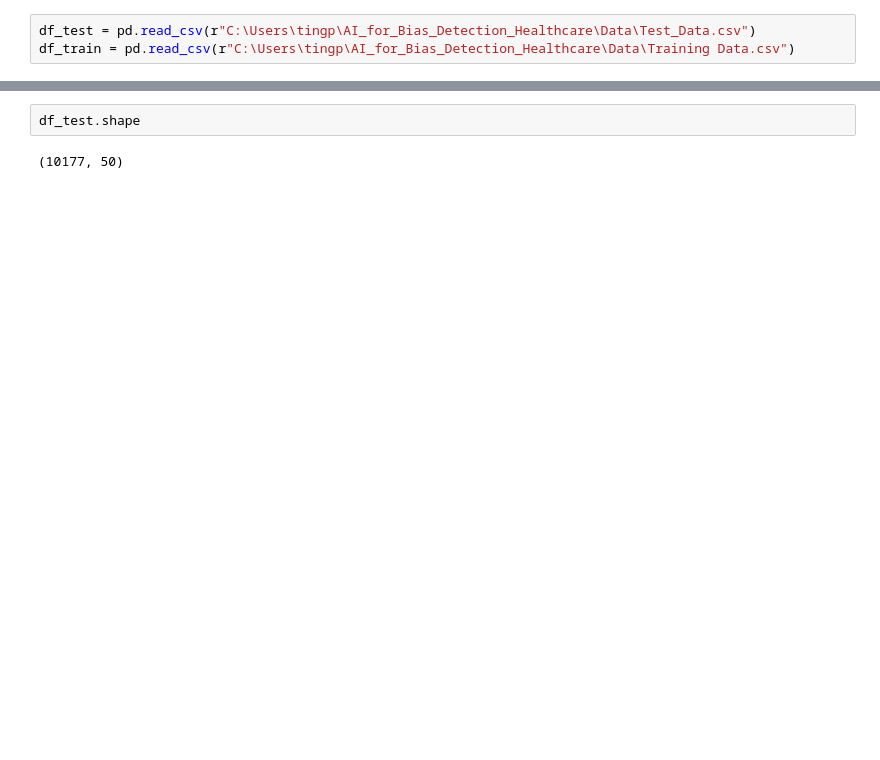
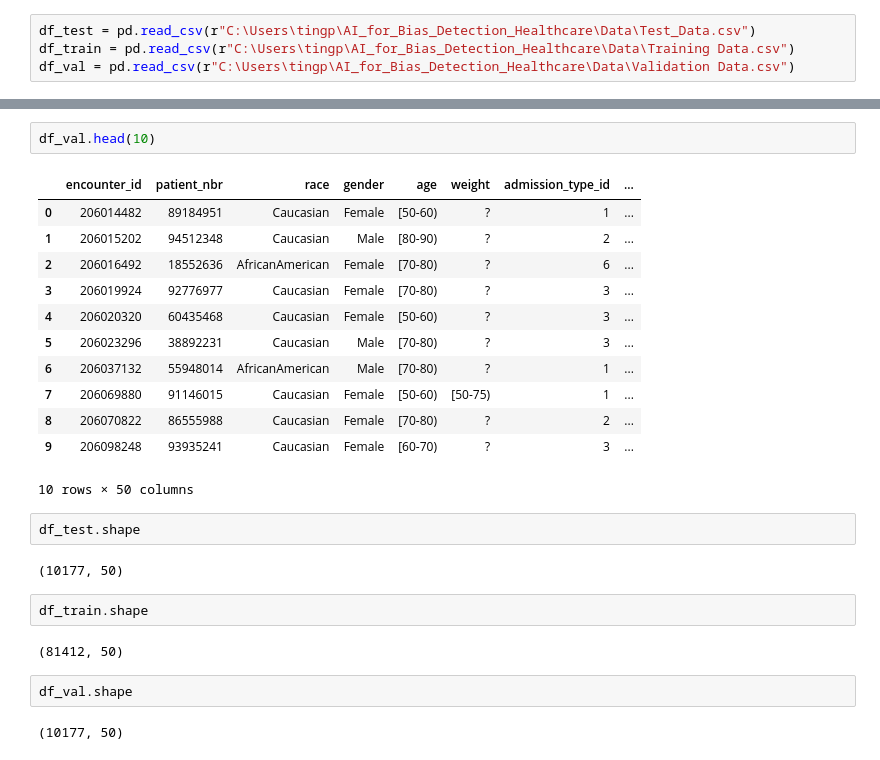
Before and after one commit to pting302/AI_for_Bias_Detection_Healthcare, a Jupyter notebook: Models/Network_Model.ipynb, the cells around one changed output, grey strips where cells are left out. Cells and saved outputs as stored; diff of their text form; blank space fills up the shorter version.

```diff
--- a/Models/Network_Model.ipynb
+++ b/Models/Network_Model.ipynb
@@ -6,4 +7,5 @@ import seaborn as sns
 # %%
 df_test = pd.read_csv(r"C:\Users\tingp\AI_for_Bias_Detection_Healthcare\Data\Test_Data.csv")
 df_train = pd.read_csv(r"C:\Users\tingp\AI_for_Bias_Detection_Healthcare\Data\Training Data.csv")
+df_val = pd.read_csv(r"C:\Users\tingp\AI_for_Bias_Detection_Healthcare\Data\Validation Data.csv")
 # %%
@@ -24,5 +47,28 @@ df_test.head(10)
+# %%
+df_val.head(10)
+# %% [output]
+|  | encounter_id | patient_nbr | race | gender | age | weight | admission_type_id | ... |
+| 0 | 206014482 | 89184951 | Caucasian | Female | [50-60) | ? | 1 | ... |
+| 1 | 206015202 | 94512348 | Caucasian | Male | [80-90) | ? | 2 | ... |
+| 2 | 206016492 | 18552636 | AfricanAmerican | Female | [70-80) | ? | 6 | ... |
+| 3 | 206019924 | 92776977 | Caucasian | Female | [70-80) | ? | 3 | ... |
+| 4 | 206020320 | 60435468 | Caucasian | Female | [50-60) | ? | 3 | ... |
+| 5 | 206023296 | 38892231 | Caucasian | Male | [70-80) | ? | 3 | ... |
+| 6 | 206037132 | 55948014 | AfricanAmerican | Male | [70-80) | ? | 1 | ... |
+| 7 | 206069880 | 91146015 | Caucasian | Female | [50-60) | [50-75) | 1 | ... |
+| 8 | 206070822 | 86555988 | Caucasian | Female | [70-80) | ? | 2 | ... |
+| 9 | 206098248 | 93935241 | Caucasian | Female | [60-70) | ? | 3 | ... |
+10 rows × 50 columns
 # %%
 df_test.shape
 # %% [output]
 (10177, 50)
+# %%
+df_train.shape
+# %% [output]
+(81412, 50)
+# %%
+df_val.shape
+# %% [output]
+(10177, 50)
 # %%
```
Also changed, not shown: parts of 15 cells of this notebook.
